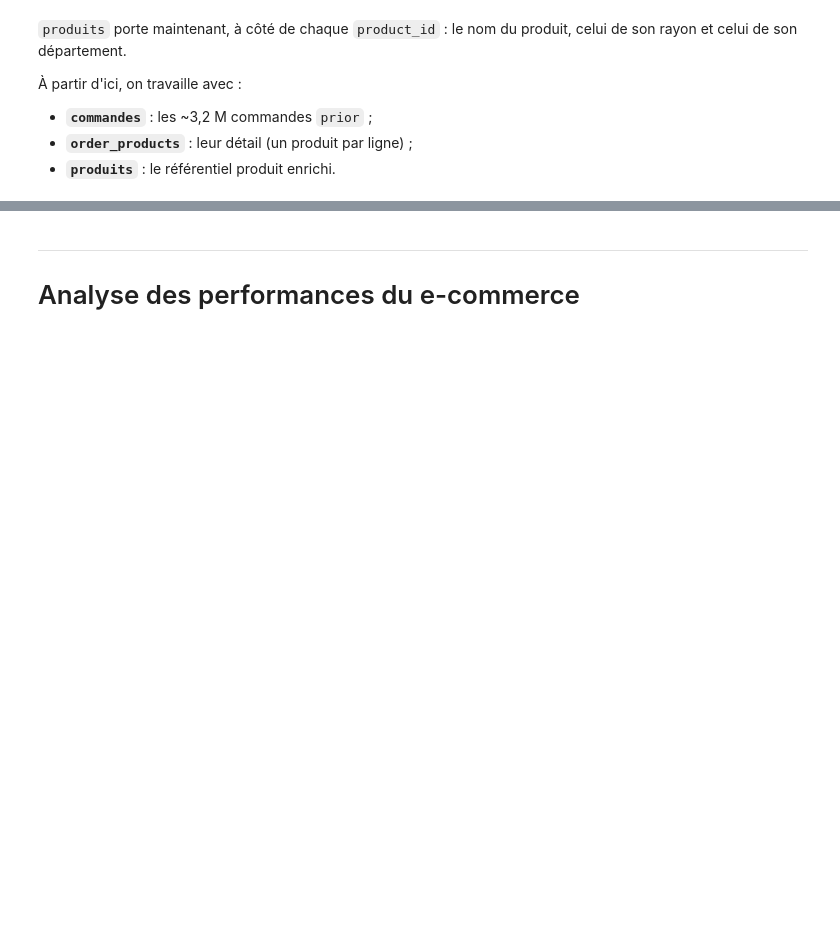
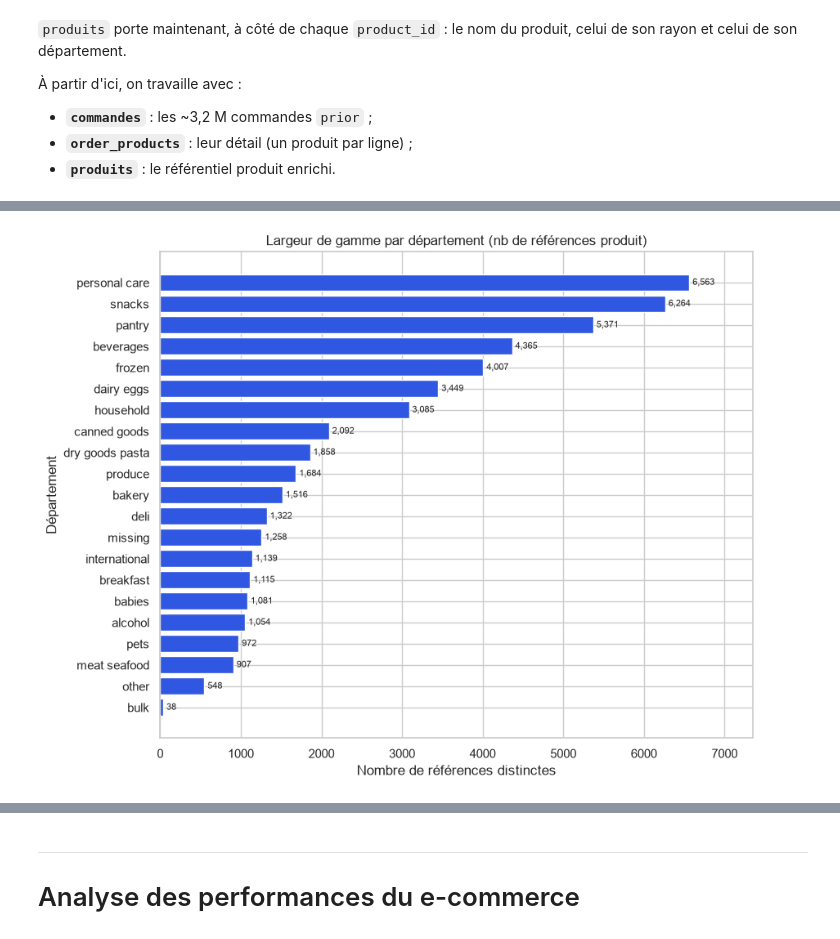
Before and after one commit to tranarivelo/joja-data-analysis, a Jupyter notebook: joja_analysis.ipynb, the cells around one changed output, grey strips where cells are left out. Saved outputs shown, nothing was run; the diff lists cells and outputs as text; code cells hidden in the pictures; blank space fills up the shorter version.

Commit message:
Merge: branche jules, & résolution de conflits & requirements.txt à jour

```diff
--- a/joja_analysis.ipynb
+++ b/joja_analysis.ipynb
@@ -334,0 +360,5 @@ celui de son rayon et celui de son département.
+# %%
+import squarify
+from scipy import sparse
+
+plt.rcParams['figure.dpi'] = 100
@@ -334,0 +367,12 @@ celui de son rayon et celui de son département.
+# %%
+products_full = produits  # déjà construite en section 1.4
+
+# Table des lignes de commande (une ligne = un produit acheté dans une commande),
+op_full = order_products.merge(
+    products_full[["product_id", "aisle", "department"]],
+    on="product_id", how="left"
+)
+
+print("Produits jamais commandés dans le dataset :",
+      (~products['product_id'].isin(order_products['product_id'])).sum(),
+      "/", len(products))
@@ -334,0 +389,20 @@ celui de son rayon et celui de son département.
+# %%
+refs_per_dept = (
+    products_full.groupby("department")["product_id"]
+    .nunique()
+    .sort_values(ascending=True)
+)
+
+fig, ax = plt.subplots(figsize=(9, 7))
+bars = ax.barh(refs_per_dept.index, refs_per_dept.values, color="#3057E1")
+ax.set_xlabel("Nombre de références distinctes")
+ax.set_ylabel("Département")
+ax.set_title("Largeur de gamme par département (nb de références produit)")
+for bar, val in zip(bars, refs_per_dept.values):
+    ax.text(val + 40, bar.get_y() + bar.get_height()/2, f"{val:,}",
+            va="center", fontsize=8)
+ax.set_xlim(0, refs_per_dept.max()*1.12)
+plt.tight_layout()
+plt.show()
+# %% [output]
+[figure, added]
```
Also changed, not shown: parts of 31 cells of this notebook, 2 other files.
